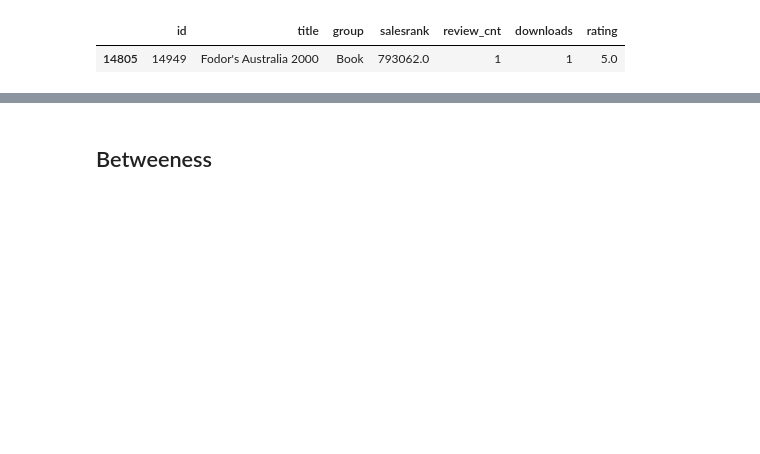
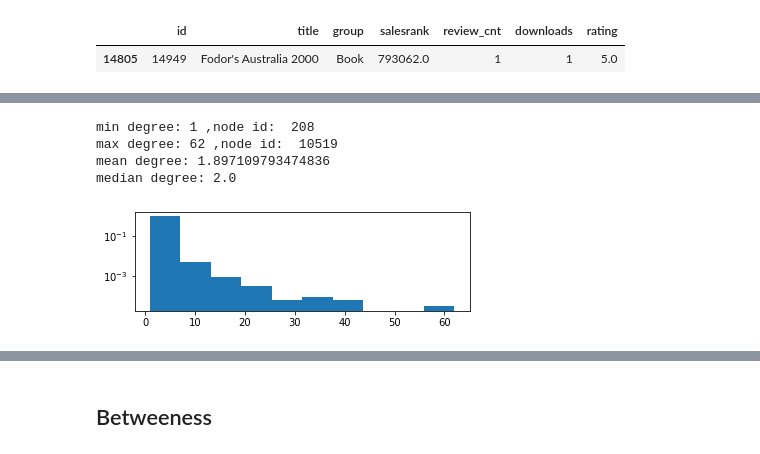
Before and after one commit to christinecho/Amazon-Copurchasing-Network, a Jupyter notebook: ORF387_Final_Project.ipynb, the cells around one changed output, grey strips where cells are left out. Cells and saved outputs as stored; diff of their text form; code cells hidden in the pictures; blank space fills up the shorter version.

```diff
--- a/ORF387_Final_Project.ipynb
+++ b/ORF387_Final_Project.ipynb
@@ -97,0 +86,8 @@ ax.hist(d)
+# %%
+get_degree(g_music)
+# %% [output]
+min degree: 1 ,node id:  208
+max degree: 62 ,node id:  10519
+mean degree: 1.897109793474836
+median degree: 2.0
+[figure, added]
```
Also changed, not shown: parts of 14 cells of this notebook.
